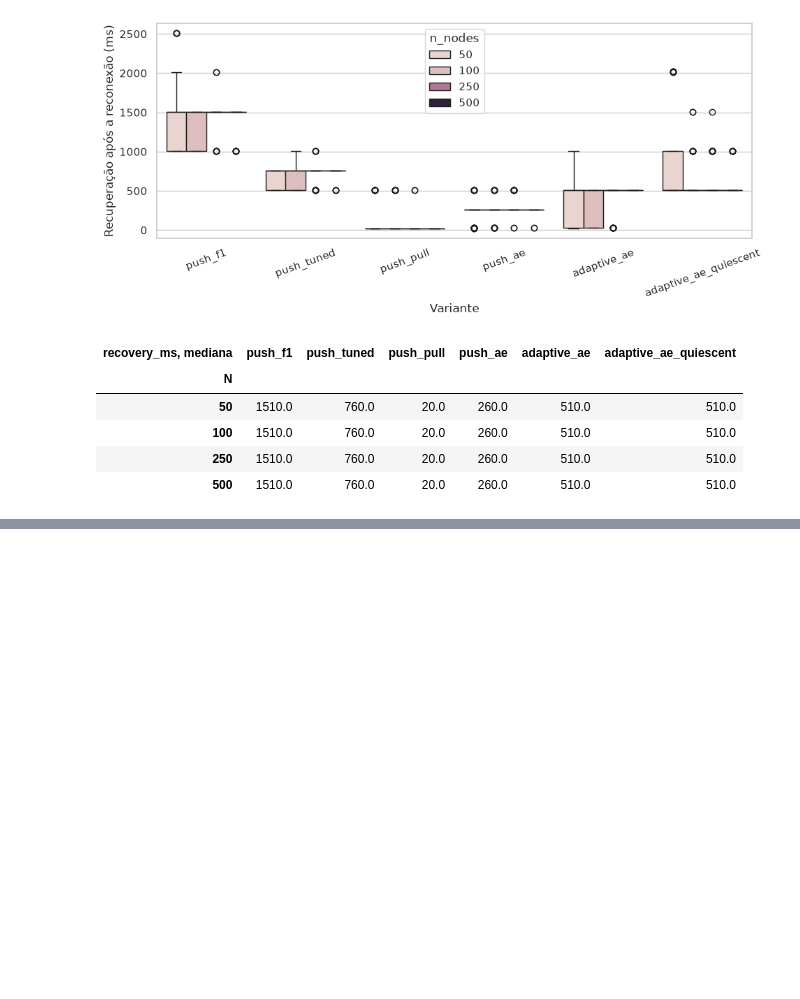
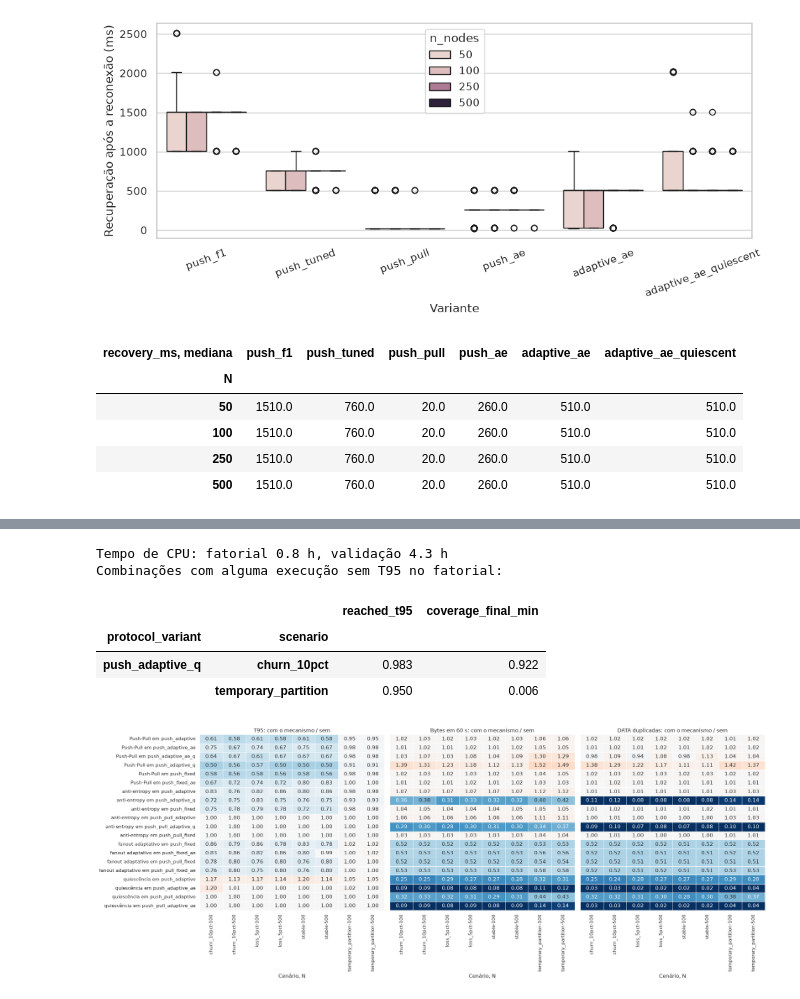
Before and after one commit to vicentemarciot27/exame-gossip, a Jupyter notebook: experiments/notebook.ipynb, the cells around one changed output, grey strips where cells are left out. Cells and saved outputs as stored; diff of their text form; code cells hidden in the pictures; blank space fills up the shorter version.

```diff
--- a/experiments/notebook.ipynb
+++ b/experiments/notebook.ipynb
@@ -881,0 +982,63 @@ Cobertura final mínima e fração de execuções com T95, por variante:
+# %%
+from helper import PRIORITIES, recommend, score_conditions
+
+factorial_plan = pd.read_csv(DOE_DIR / "doe_factorial.csv")
+validation_plan = pd.read_csv(DOE_DIR / "doe_validation.csv")
+assert len(factorial_plan) == 2_880 and len(validation_plan) == 1_440
+# parâmetros comuns (helper.factorial_params), lidos de tuned só no adaptativo
+factorial, _ = run_manifest(factorial_plan, tuned, RESULTS / "doe_factorial")
+validation, _ = run_manifest(validation_plan, tuned, RESULTS / "doe_validation", workers=22)
+COMBOS = list(dict.fromkeys(factorial_plan["protocol_variant"]))
+CONDITION = ["scenario", "n_nodes"]
+print(f"Tempo de CPU: fatorial {factorial['wall_time_s'].sum() / 3600:.1f} h, validação {validation['wall_time_s'].sum() / 3600:.1f} h")
+
+print("Combinações com alguma execução sem T95 no fatorial:")
+reached = factorial.assign(reached=factorial["t95_ms"].notna()).groupby(["protocol_variant", "scenario"]).agg(
+    reached_t95=("reached", "mean"), coverage_final_min=("coverage_final", "min")
+)
+display(reached[reached["reached_t95"] < 1].round(3))
+
+
+def mechanism_pairs():
+    """(mecanismo, combinação sem, combinação com) para cada par que difere só no mecanismo."""
+    for combo in COMBOS:
+        if combo.startswith("push_pull"):
+            yield "Push-Pull", combo.replace("push_pull", "push", 1), combo
+        if "adaptive" in combo and not combo.endswith("_q"):
+            yield "fanout adaptativo", combo.replace("adaptive", "fixed"), combo
+        if "_ae" in combo:
+            yield "anti-entropy", combo.replace("_ae", ""), combo
+        if combo.endswith("_q"):
+            yield "quiescência", combo[:-2], combo
+
+
+def mechanism_effects(summary_df, metric):
+    """Mediana da razão (com o mecanismo / sem), pareada por condição e seed."""
+    wide = summary_df.pivot(index=[*CONDITION, "seed"], columns="protocol_variant", values=metric)
+    ratios = {
+        f"{mechanism} em {without}": (wide[with_] / wide[without]).groupby(level=CONDITION).median()
+        for mechanism, without, with_ in sorted(mechanism_pairs())
+    }
+    return pd.DataFrame(ratios).T
+
+
+# azul = o mecanismo reduz a métrica, vermelho = aumenta
+EFFECT_METRICS = {"t95_ms": "T95", "bytes_total": "Bytes em 60 s", "duplicates": "DATA duplicadas"}
+fig, axes = plt.subplots(1, 3, figsize=(22, 8.5), sharey=True)
+for ax, (metric, label) in zip(axes, EFFECT_METRICS.items()):
+    ratios = mechanism_effects(factorial, metric)
+    sns.heatmap(
+        np.log2(ratios), annot=ratios, fmt=".2f", cmap="RdBu_r", center=0, vmin=-3, vmax=3,
+        cbar=False, linewidths=0.5, ax=ax,
+    )
+    ax.set(title=f"{label}: com o mecanismo / sem", xlabel="Cenário, N", ylabel="")
+plt.tight_layout()
+plt.show()
+# %% [output]
+Tempo de CPU: fatorial 0.8 h, validação 4.3 h
+Combinações com alguma execução sem T95 no fatorial:
+|  |  | reached_t95 | coverage_final_min |
+| protocol_variant | scenario |  |  |
+| push_adaptive_q | churn_10pct | 0.983 | 0.922 |
+|  | temporary_partition | 0.950 | 0.006 |
+[figure, added]
```
Also changed, not shown: parts of 13 cells of this notebook, 12 other files.
